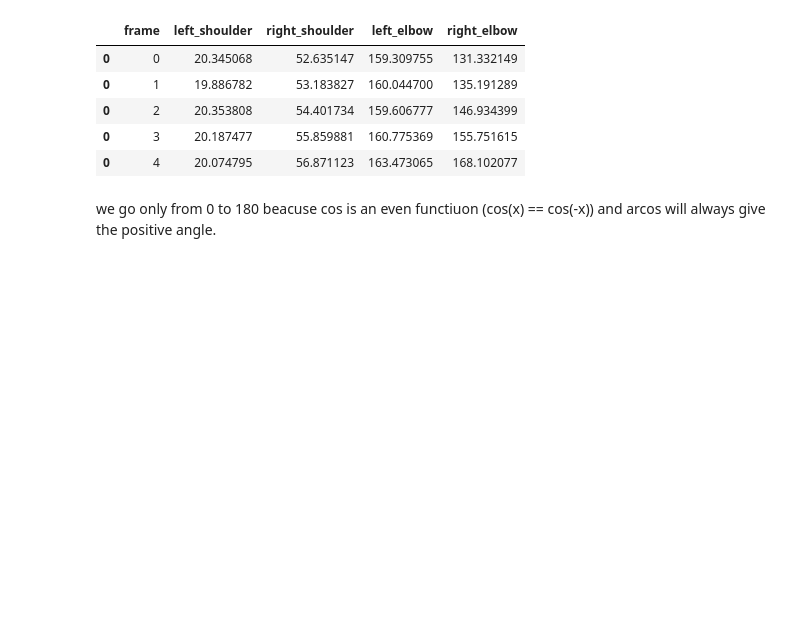
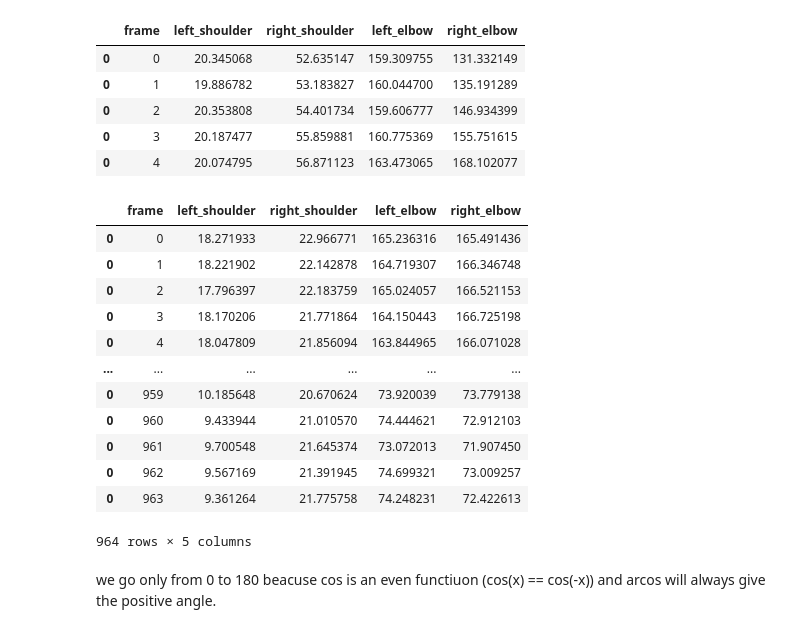
Before and after one commit to GKrafft2/Semester-project-MA4, a Jupyter notebook: action recognition pipeline/dataset-creator.ipynb, the cells around one changed output. Saved outputs shown, nothing was run; the diff lists cells and outputs as text; code cells hidden in the pictures; blank space fills up the shorter version.

```diff
--- a/action recognition pipeline/dataset-creator.ipynb
+++ b/action recognition pipeline/dataset-creator.ipynb
@@ -129,6 +132,23 @@ roll_droite_gui.head()
 | 0 | 2 | 20.353808 | 54.401734 | 159.606777 | 146.934399 |
 | 0 | 3 | 20.187477 | 55.859881 | 160.775369 | 155.751615 |
 | 0 | 4 | 20.074795 | 56.871123 | 163.473065 | 168.102077 |
+# %%
+idle_gui = pd.read_pickle(DATA_TRAIN_PATH+"idle-gui.pkl")
+idle_gui
+# %% [output]
+|  | frame | left_shoulder | right_shoulder | left_elbow | right_elbow |
+| 0 | 0 | 18.271933 | 22.966771 | 165.236316 | 165.491436 |
+| 0 | 1 | 18.221902 | 22.142878 | 164.719307 | 166.346748 |
+| 0 | 2 | 17.796397 | 22.183759 | 165.024057 | 166.521153 |
+| 0 | 3 | 18.170206 | 21.771864 | 164.150443 | 166.725198 |
+| 0 | 4 | 18.047809 | 21.856094 | 163.844965 | 166.071028 |
+| ... | ... | ... | ... | ... | ... |
+| 0 | 959 | 10.185648 | 20.670624 | 73.920039 | 73.779138 |
+| 0 | 960 | 9.433944 | 21.010570 | 74.444621 | 72.912103 |
+| 0 | 961 | 9.700548 | 21.645374 | 73.072013 | 71.907450 |
+| 0 | 962 | 9.567169 | 21.391945 | 74.699321 | 73.009257 |
+| 0 | 963 | 9.361264 | 21.775758 | 74.248231 | 72.422613 |
+964 rows × 5 columns
 # %%
 dfm = roll_droite_gui.melt(id_vars=["frame"], var_name="keypoint", value_name="angle")
 # %% [markdown]
```
Also changed, not shown: parts of 1 cell of this notebook, 2 other files.
